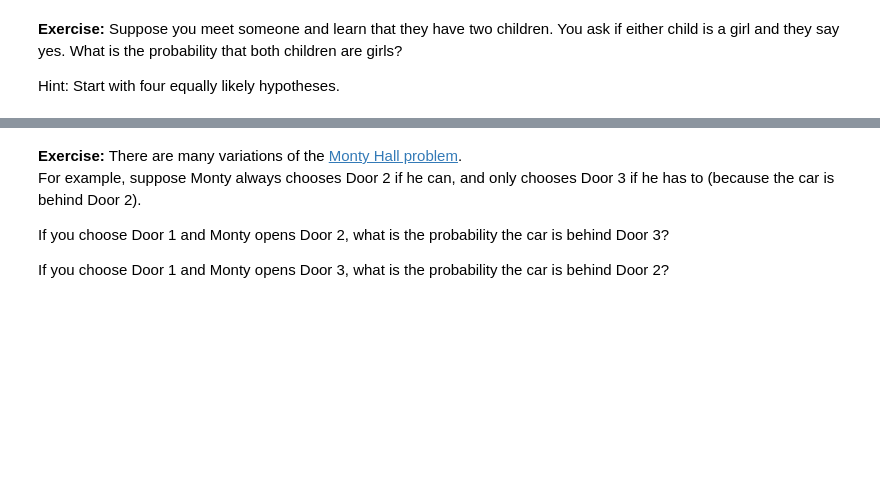
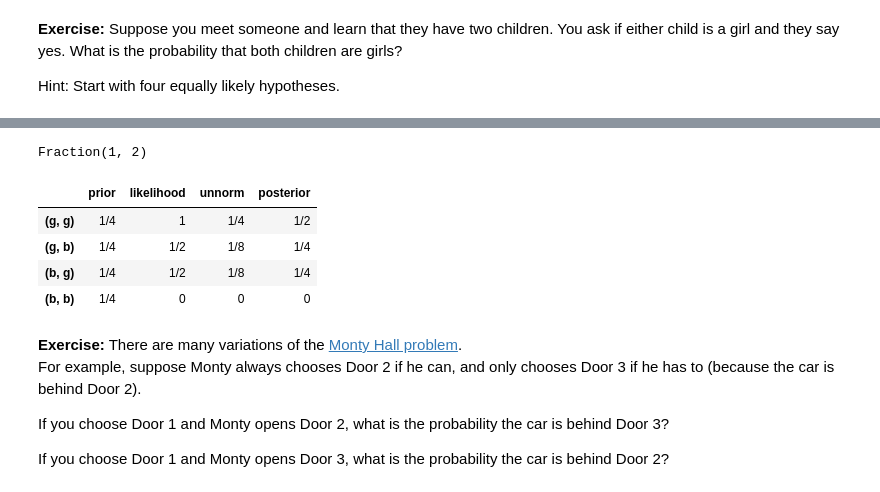
Before and after one commit to mrwizard82d1/think_bayes_2e, a Jupyter notebook: chap02.ipynb, the cells around one changed output, grey strips where cells are left out. Cells and saved outputs as stored; diff of their text form; code cells hidden in the pictures; blank space fills up the shorter version.

```diff
--- a/chap02.ipynb
+++ b/chap02.ipynb
@@ -414,0 +413,5 @@ Hint: Start with four equally likely hypotheses.
+# %%
+hypotheses = [('g', 'g'), ('g', 'b'), ('b', 'g'), ('b', 'b')]
+data = 'g'
+child_table = pd.DataFrame(index=hypotheses)
+child_table
@@ -414,0 +424,3 @@ Hint: Start with four equally likely hypotheses.
+# %%
+child_table['prior'] = Fraction(1, 4)
+child_table
@@ -414,0 +433,3 @@ Hint: Start with four equally likely hypotheses.
+# %%
+child_table['likelihood'] = 1, Fraction(1, 2), Fraction(1, 2), 0
+child_table
@@ -415,3 +442,16 @@ Hint: Start with four equally likely hypotheses.
+# %%
+normalizing_constant = update(child_table)
+normalizing_constant
+# %% [output]
+Fraction(1, 2)
+# %%
+child_table
+# %% [output]
+|  | prior | likelihood | unnorm | posterior |
+| (g, g) | 1/4 | 1 | 1/4 | 1/2 |
+| (g, b) | 1/4 | 1/2 | 1/8 | 1/4 |
+| (b, g) | 1/4 | 1/2 | 1/8 | 1/4 |
+| (b, b) | 1/4 | 0 | 0 | 0 |
 # %% [markdown]
 **Exercise:** There are many variations of the [Monty Hall problem](https://en.wikipedia.org/wiki/Monty_Hall_problem).
 For example, suppose Monty always chooses Door 2 if he can, and
```
Also changed, not shown: parts of 4 cells of this notebook.
